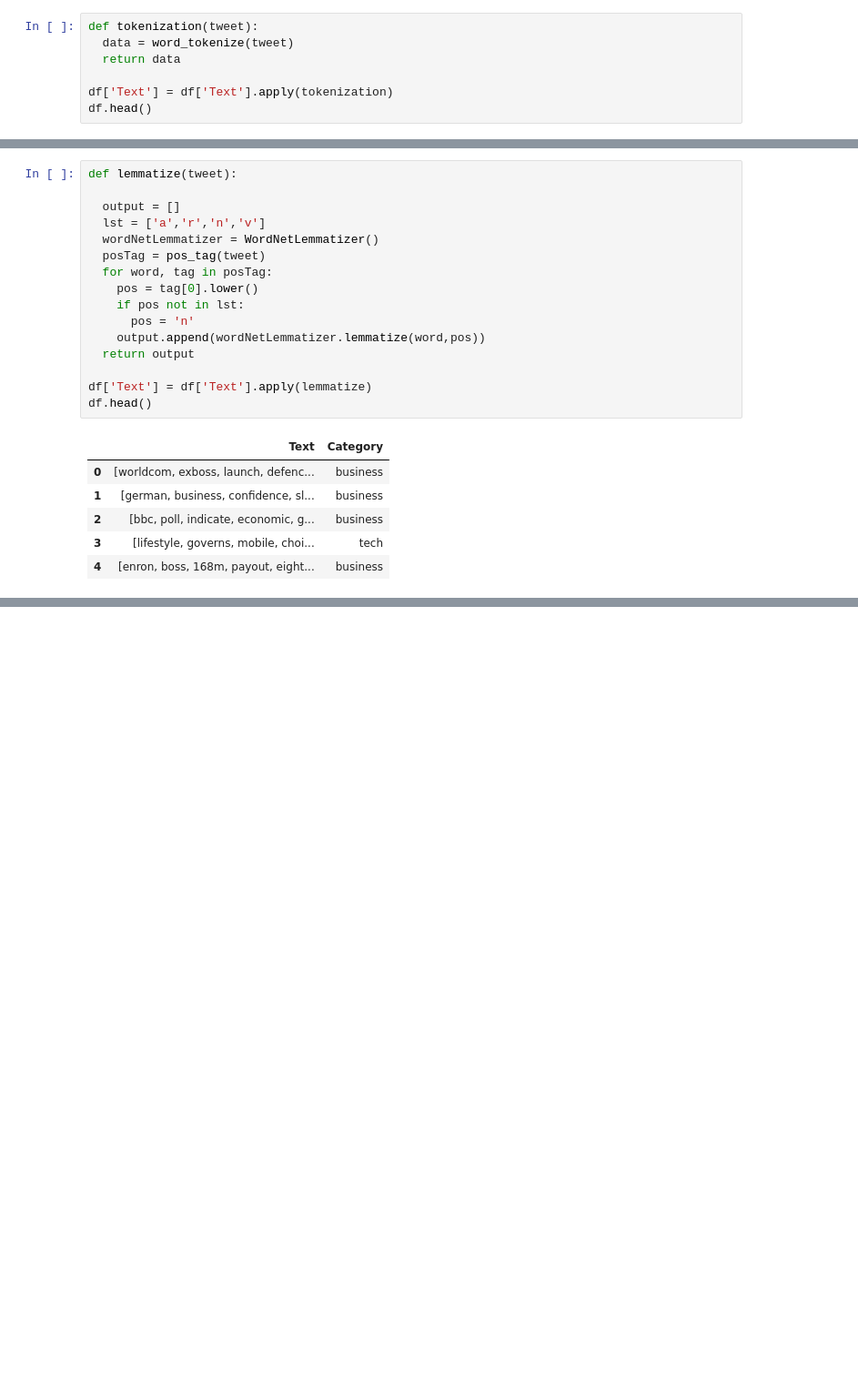
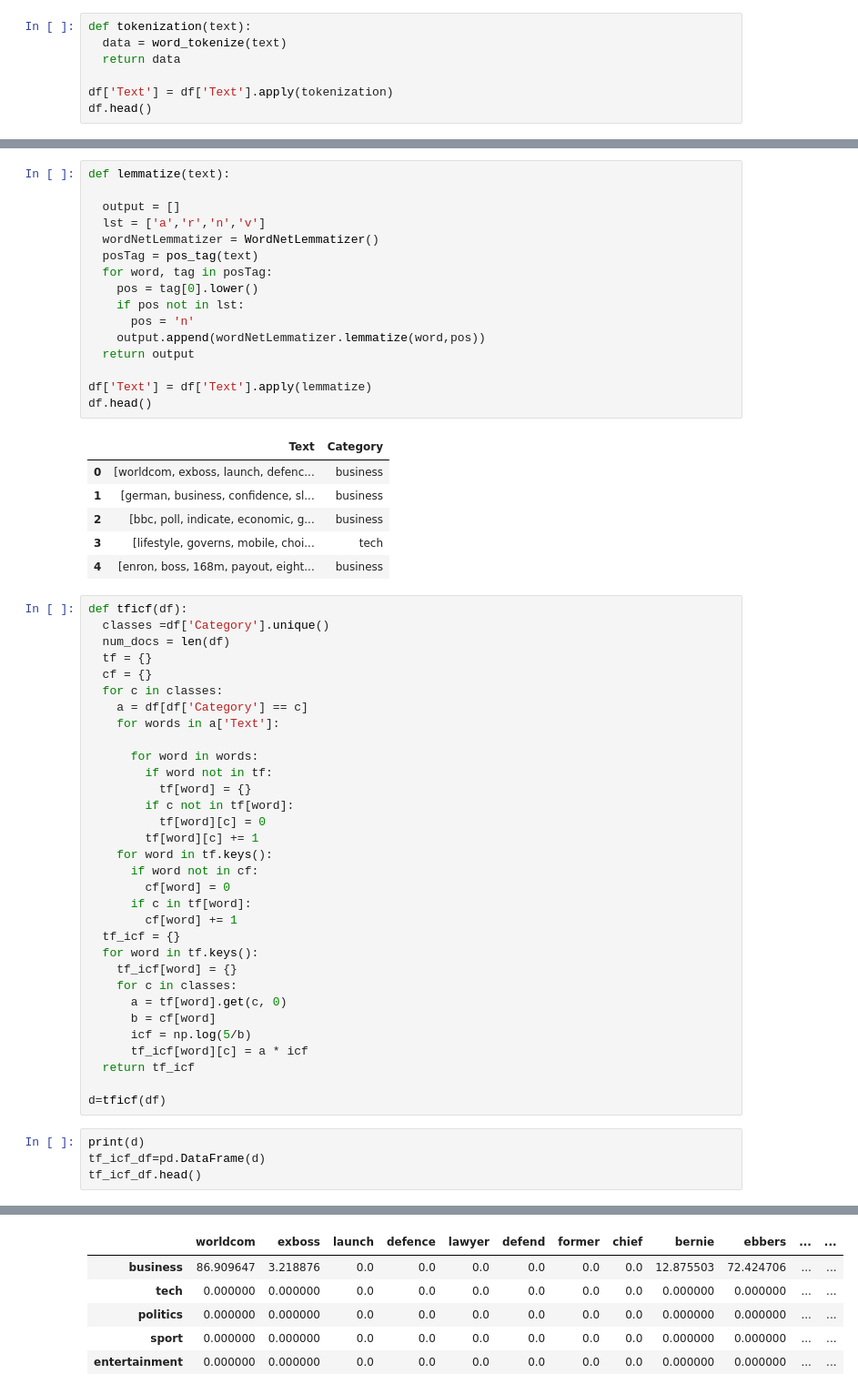
Before and after one commit to varunjj1999/CSE508_Winter2023_A2_42, a Jupyter notebook: IR_A2_Q2.ipynb, the cells around one changed output, grey strips where cells are left out. Shown at 91% size. Saved outputs shown, nothing was run; the diff lists cells and outputs as text; blank space fills up the shorter version.

```diff
--- a/IR_A2_Q2.ipynb
+++ b/IR_A2_Q2.ipynb
@@ -98,8 +105,8 @@ df.head()
 | 3 | lifestyle governs mobile choice f... | tech |
 | 4 | enron bosses 168m payout eighteen... | business |
 # %%
-def tokenization(tweet):
-  data = word_tokenize(tweet)
+def tokenization(text):
+  data = word_tokenize(text)
   return data
 
 df['Text'] = df['Text'].apply(tokenization)
@@ -112,12 +119,12 @@ df.head()
 | 3 | [lifestyle, governs, mobile, choi... | tech |
 | 4 | [enron, bosses, 168m, payout, eig... | business |
 # %%
-def lemmatize(tweet):
+def lemmatize(text):
 
   output = []
   lst = ['a','r','n','v']
   wordNetLemmatizer = WordNetLemmatizer()
-  posTag = pos_tag(tweet)
+  posTag = pos_tag(text)
   for word, tag in posTag:
     pos = tag[0].lower()
     if pos not in lst:
@@ -134,3 +141,40 @@ df.head()
 | 2 | [bbc, poll, indicate, economic, g... | business |
 | 3 | [lifestyle, governs, mobile, choi... | tech |
 | 4 | [enron, boss, 168m, payout, eight... | business |
+# %%
+def tficf(df):
+  classes =df['Category'].unique()
+  num_docs = len(df)
+  tf = {}
+  cf = {}
+  for c in classes:
+    a = df[df['Category'] == c]
+    for words in a['Text']:
+
+      for word in words:
+        if word not in tf:
+          tf[word] = {}
+        if c not in tf[word]:
+          tf[word][c] = 0
+        tf[word][c] += 1
+    for word in tf.keys():
+      if word not in cf:
+        cf[word] = 0
+      if c in tf[word]:
+        cf[word] += 1
+  tf_icf = {}
+  for word in tf.keys():
+    tf_icf[word] = {}
+    for c in classes:
+      a = tf[word].get(c, 0)
+      b = cf[word]
+      icf = np.log(5/b)
+      tf_icf[word][c] = a * icf
+  return tf_icf
+
+d=tficf(df)
+# %%
+print(d)
+tf_icf_df=pd.DataFrame(d)
+tf_icf_df.head()
+# %% [output]
@@ -136,0 +182,6 @@ df.head()
+|  | worldcom | exboss | launch | defence | lawyer | defend | former | chief | bernie | ebbers | ... | ... |
+| business | 86.909647 | 3.218876 | 0.0 | 0.0 | 0.0 | 0.0 | 0.0 | 0.0 | 12.875503 | 72.424706 | ... | ... |
+| tech | 0.000000 | 0.000000 | 0.0 | 0.0 | 0.0 | 0.0 | 0.0 | 0.0 | 0.000000 | 0.000000 | ... | ... |
+| politics | 0.000000 | 0.000000 | 0.0 | 0.0 | 0.0 | 0.0 | 0.0 | 0.0 | 0.000000 | 0.000000 | ... | ... |
+| sport | 0.000000 | 0.000000 | 0.0 | 0.0 | 0.0 | 0.0 | 0.0 | 0.0 | 0.000000 | 0.000000 | ... | ... |
+| entertainment | 0.000000 | 0.000000 | 0.0 | 0.0 | 0.0 | 0.0 | 0.0 | 0.0 | 0.000000 | 0.000000 | ... | ... |
```
Also changed, not shown: parts of 12 cells of this notebook.
